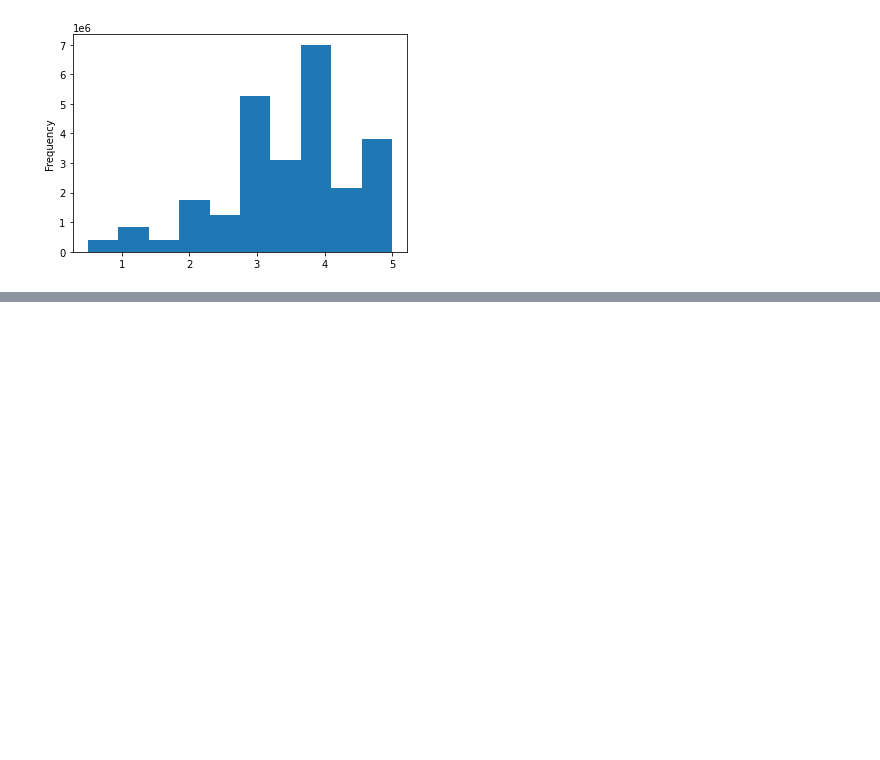
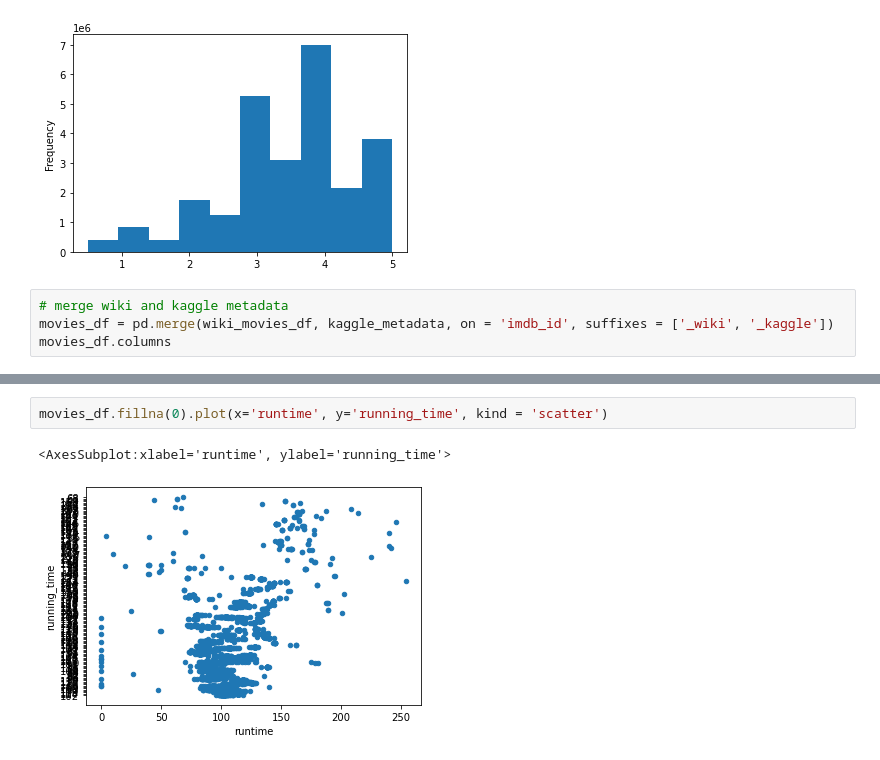
Before and after one commit to ZiwenLyu/Movies-ETL, a Jupyter notebook: clean_movies_ETL.ipynb, the cells around one changed output, grey strips where cells are left out. Cells and saved outputs as stored; diff of their text form; blank space fills up the shorter version.

Commit message:
merge kaggle and wiki

```diff
--- a/clean_movies_ETL.ipynb
+++ b/clean_movies_ETL.ipynb
@@ -771,3 +771,7 @@ min                     0.50
 max                     5.00
 Name: rating, dtype: float64
 [figure]
+# %%
+# merge wiki and kaggle metadata
+movies_df = pd.merge(wiki_movies_df, kaggle_metadata, on = 'imdb_id', suffixes = ['_wiki', '_kaggle'])
+movies_df.columns
@@ -773,0 +829,5 @@ Name: rating, dtype: float64
+# %%
+movies_df.fillna(0).plot(x='runtime', y='running_time', kind = 'scatter')
+# %% [output]
+<AxesSubplot:xlabel='runtime', ylabel='running_time'>
+[figure, added]
```
Also changed, not shown: parts of 20 cells of this notebook.
